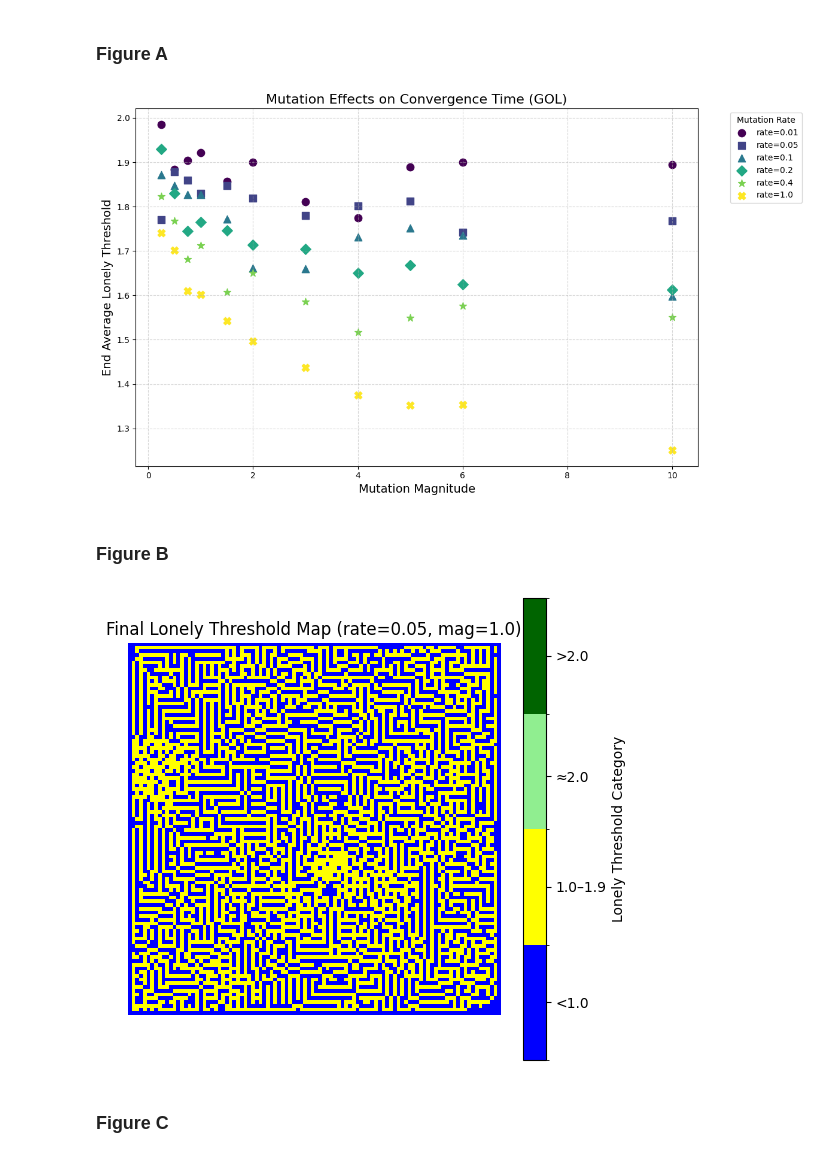
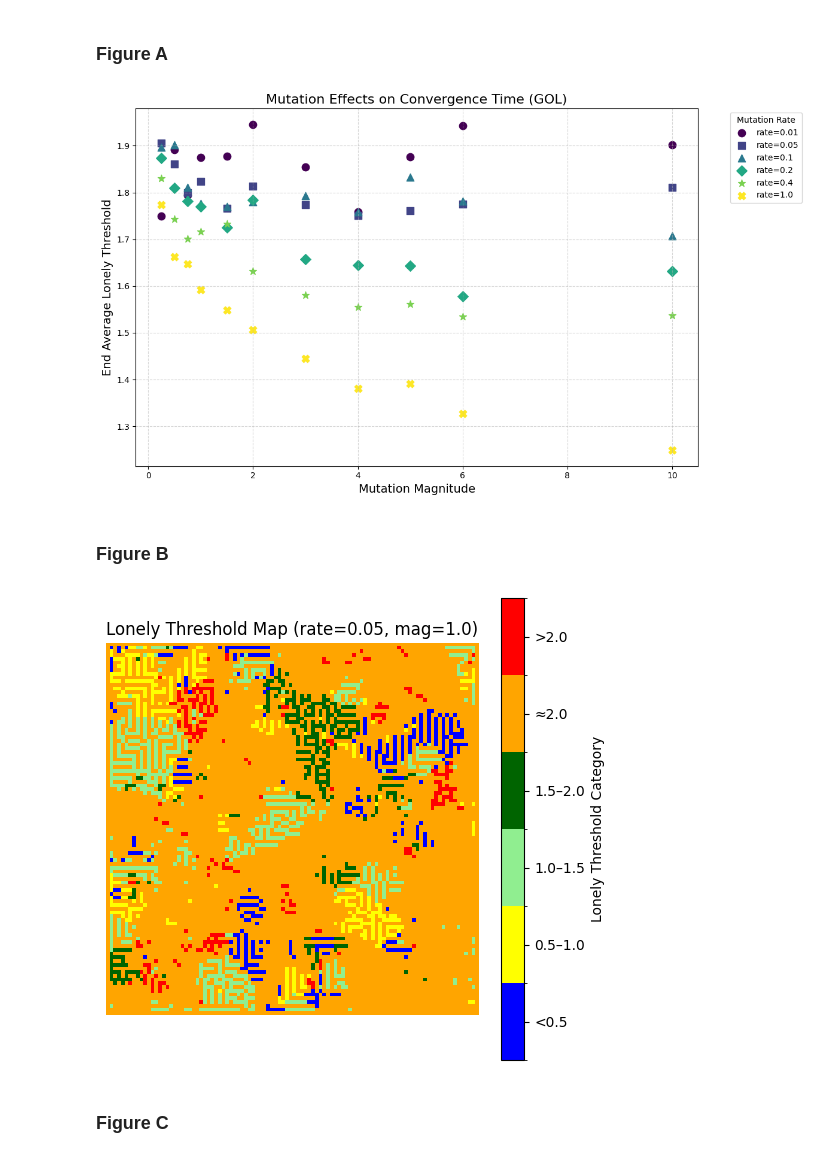
Before and after one commit to arpi5191/Modeling-Somatic-Evolution-A-Cellular-Automata-Approach-Inspired-by-Conway-s-Game-of-Life, a Jupyter notebook: GoL.ipynb, the cells around one changed output. Saved outputs shown, nothing was run; the diff lists cells and outputs as text; code cells hidden in the pictures.

Commit message:
GoL.ipynb, mutation_functions.py
Adding updated codes with images.

```diff
--- a/GoL.ipynb
+++ b/GoL.ipynb
@@ -152,7 +152,7 @@ for rate in mutation_rates:
     for mag in mutation_magnitudes:
         print(f"Run {run_count}/{total_runs} → Rate: {rate}, Magnitude: {mag}")
         # Run the simulation
-        results = play_game_of_life_with_mutation(initial_board, num_gens=10000,
+        results = play_game_of_life_with_mutation(initial_board, num_gens=1000,
                                                           mutation_rate=rate, mutation_magnitude=mag)
         # Store the results from the simulation
         generations.append((rate, mag, results[0]))
@@ -167,13 +167,19 @@ for rate in mutation_rates:
         if rate==0.05 and mag==0.5:
             figure3c_board = results[2]
         if rate==0.05 and mag==1.0:
-            figure4b_board = results[2]
+            figure4b_board = results[3]
         if rate==0.4 and mag==1.5:
-            figure4c_board = results[2]
-        populations.append((rate, mag, results[3]))
-        avg_lonely_thresholds.append((rate, mag, results[4]))
-        avg_born_thresholds.append((rate, mag, results[5]))
-        avg_crowded_thresholds.append((rate, mag, results[6]))
+            figure4c_board = results[3]
+            figure5b_board = results[4]
+        if rate==0.05 and mag==6.0:
+            figure5c_board = results[4]
+            figure6b_board = results[5]
+        if rate==0.1 and mag==0.5:
+            figure6c_board = results[5]
+        populations.append((rate, mag, results[6]))
+        avg_lonely_thresholds.append((rate, mag, results[7]))
+        avg_born_thresholds.append((rate, mag, results[8]))
+        avg_crowded_thresholds.append((rate, mag, results[9]))
         # Print the generation at which the simulation reached steady state
         print(f"    ↳ Steady state reached at generation: {results[0]}")
         # Increment run_count
@@ -397,39 +403,45 @@ plt.tight_layout()
 plt.savefig("output/mutation_vs_lonely_threshold.png")
 plt.show()
 # %% [output]
-[figure, old version]
+[figure, new version]
 # %% [markdown]
 ### Figure B
 # %%
 # Import package
+import matplotlib.pyplot as plt
 from matplotlib.colors import ListedColormap, BoundaryNorm
+import numpy as np
 
 # Define parameters
 rate = 0.05
 mag = 1.0
 
+# Credit to chatGPT: Showing me how to plot the heatmap
+
 # Define custom colormap and value boundaries
-cmap = ListedColormap(['blue', 'yellow', 'lightgreen', 'darkgreen'])
-norm = BoundaryNorm([0.0, 1.0, 1.9, 2.01, 10.0], cmap.N)
+cmap = ListedColormap(['blue', 'yellow', 'lightgreen', 'darkgreen', 'orange', 'red'])
+norm = BoundaryNorm([0.0, 0.5, 1.0, 1.5, 2.0, 2.01, 10.0], ncolors=len(cmap.colors))
 
-# Credit to chatGPT for showing me to graph this heatmap
+# Credit to chatGPT for showing me how to graph this heatmap
 
 # Plot figure
 plt.figure(figsize=(6, 6))
 im = plt.imshow(figure4b_board, cmap=cmap, norm=norm)
-plt.title(f'Final Lonely Threshold Map (rate={rate}, mag={mag})')
+plt.title(f'Lonely Threshold Map (rate={rate}, mag={mag})')
 plt.axis('off')
 
-# Colorbar with custom ticks
-cbar = plt.colorbar(im, ticks=[0.5, 1.45, 1.95, 6.0])
-cbar.ax.set_yticklabels(['<1.0', '1.0–1.9', '≈2.0', '>2.0'])
+# Colorbar with custom ticks — matching bin centers
+ticks = [0.25, 0.75, 1.25, 1.75, 2.005, 6.0]
+labels = ['<0.5', '0.5–1.0', '1.0–1.5', '1.5–2.0', '≈2.0', '>2.0']
+cbar = plt.colorbar(im, ticks=ticks)
+cbar.ax.set_yticklabels(labels)
 cbar.set_label('Lonely Threshold Category')
 
 # Save figure
 plt.savefig(f"output/lonely_threshold_map_rate_{rate}_mag_{mag}.png", bbox_inches='tight')
 plt.show()
 # %% [output]
-[figure, old version]
+[figure, new version]
 # %% [markdown]
 ### Figure C
 # %%
```
Also changed, not shown: parts of 24 cells of this notebook, 1 other file.
